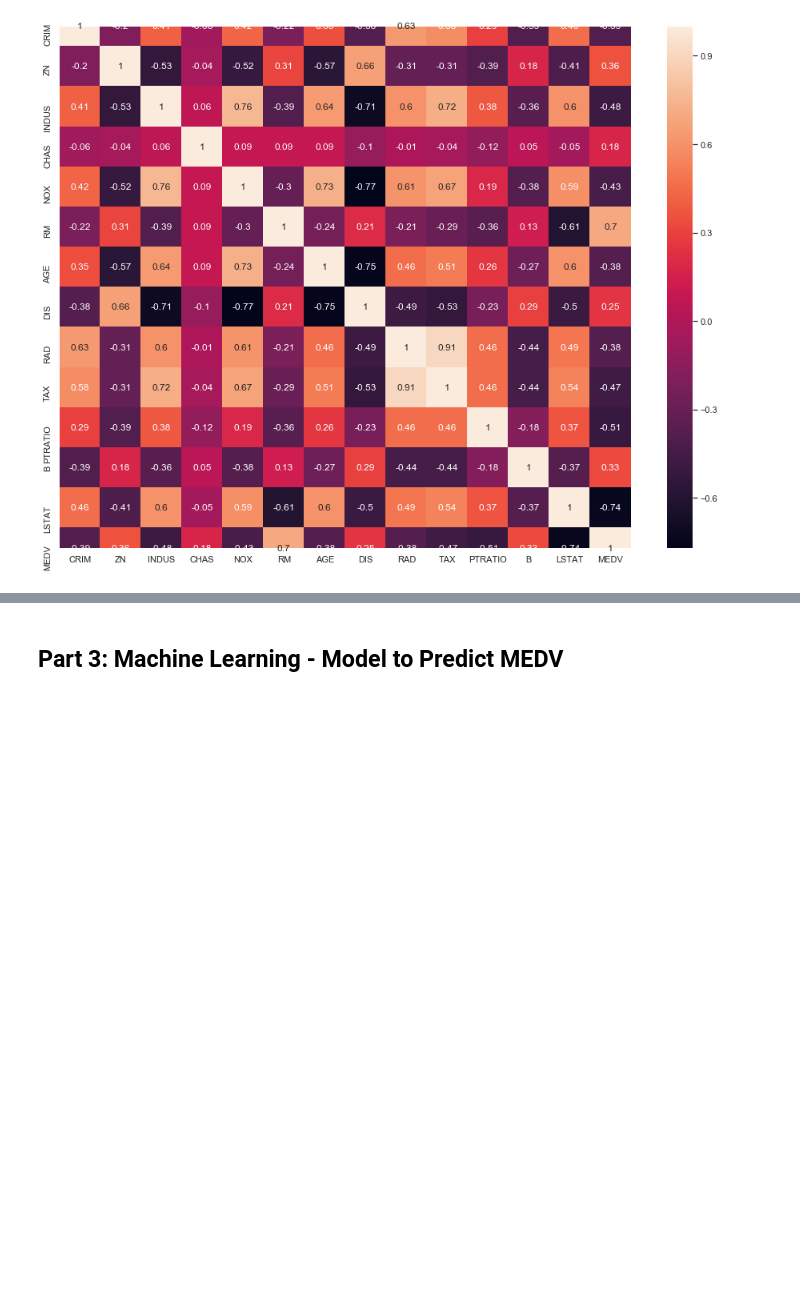
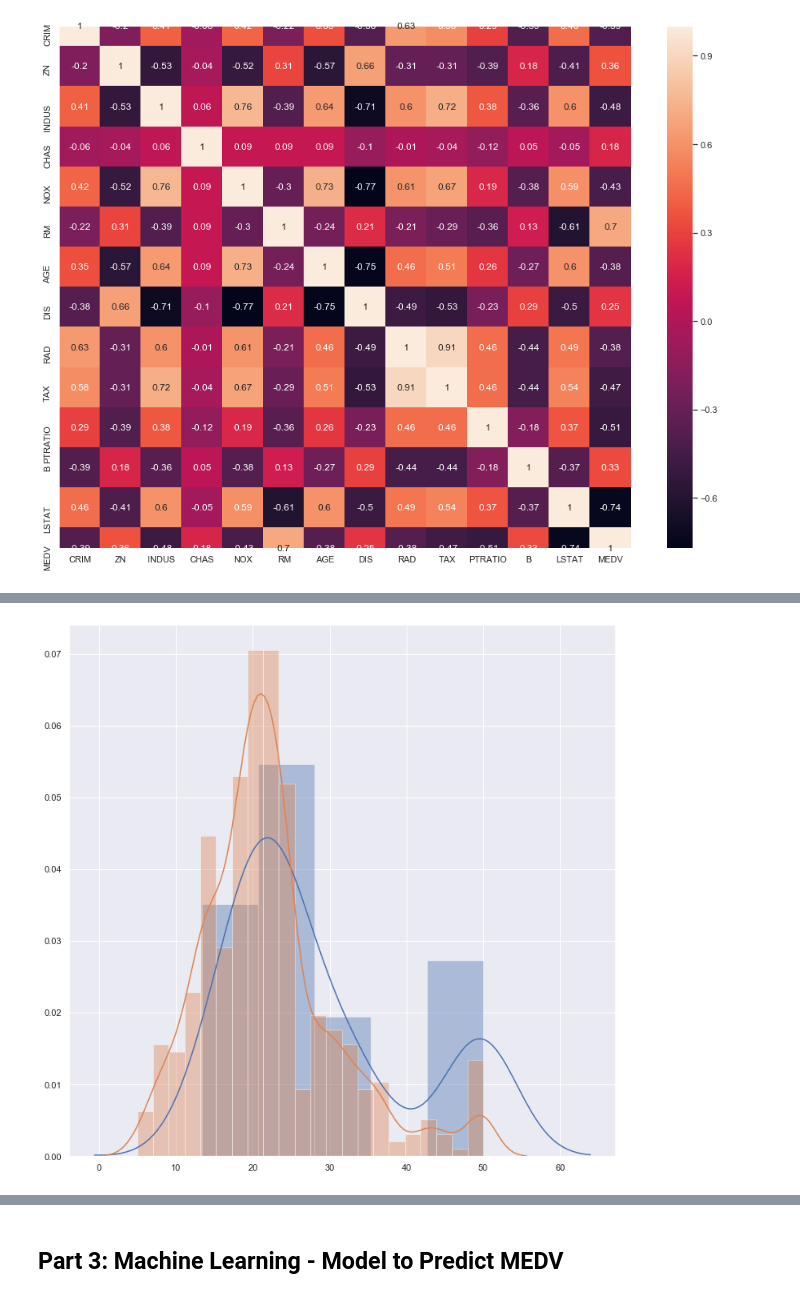
Before and after one commit to rhiggins2308/ML_Stats_Assessment2019, a Jupyter notebook: A Statistical Analysis of the Boston House Prices Dataset.ipynb, the cells around one changed output, grey strips where cells are left out. Saved outputs shown, nothing was run; the diff lists cells and outputs as text; code cells hidden in the pictures; blank space fills up the shorter version.

```diff
--- a/A Statistical Analysis of the Boston House Prices Dataset.ipynb
+++ b/A Statistical Analysis of the Boston House Prices Dataset.ipynb
@@ -246,0 +257,3 @@ There are a number of other attributes with lower moderate correlations, but the
+# %%
+df_chas = df[df.CHAS == 1]
+df_notChas = df[df.CHAS == 0]
@@ -246,0 +282,10 @@ There are a number of other attributes with lower moderate correlations, but the
+# %%
+chas_list = df_chas["MEDV"].tolist()
+notChas_list = df_notChas["MEDV"].tolist()
+# %%
+sns.set_style("darkgrid")
+plt.figure(figsize=(12, 12))
+ax1 = sns.distplot(chas_list)
+ax2 = sns.distplot(notChas_list)
+# %% [output]
+[figure, added]
```
Also changed, not shown: parts of 24 cells of this notebook.
